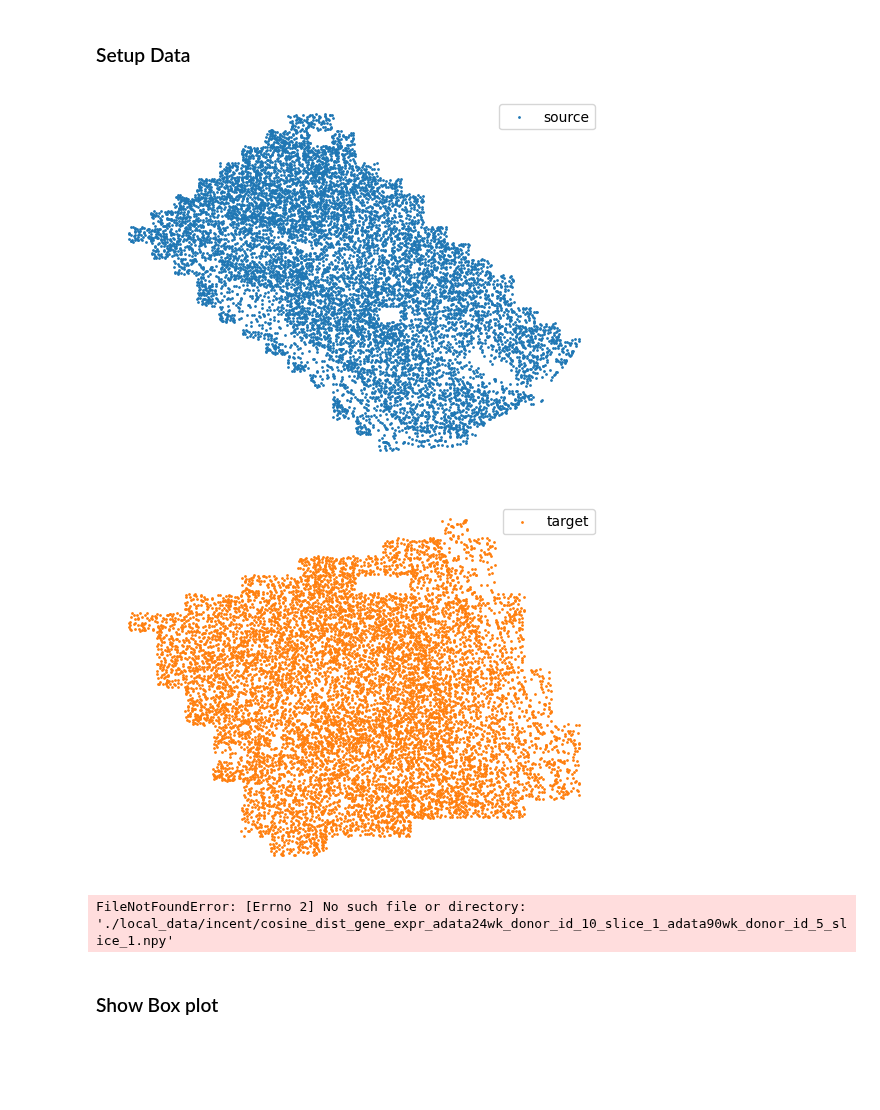
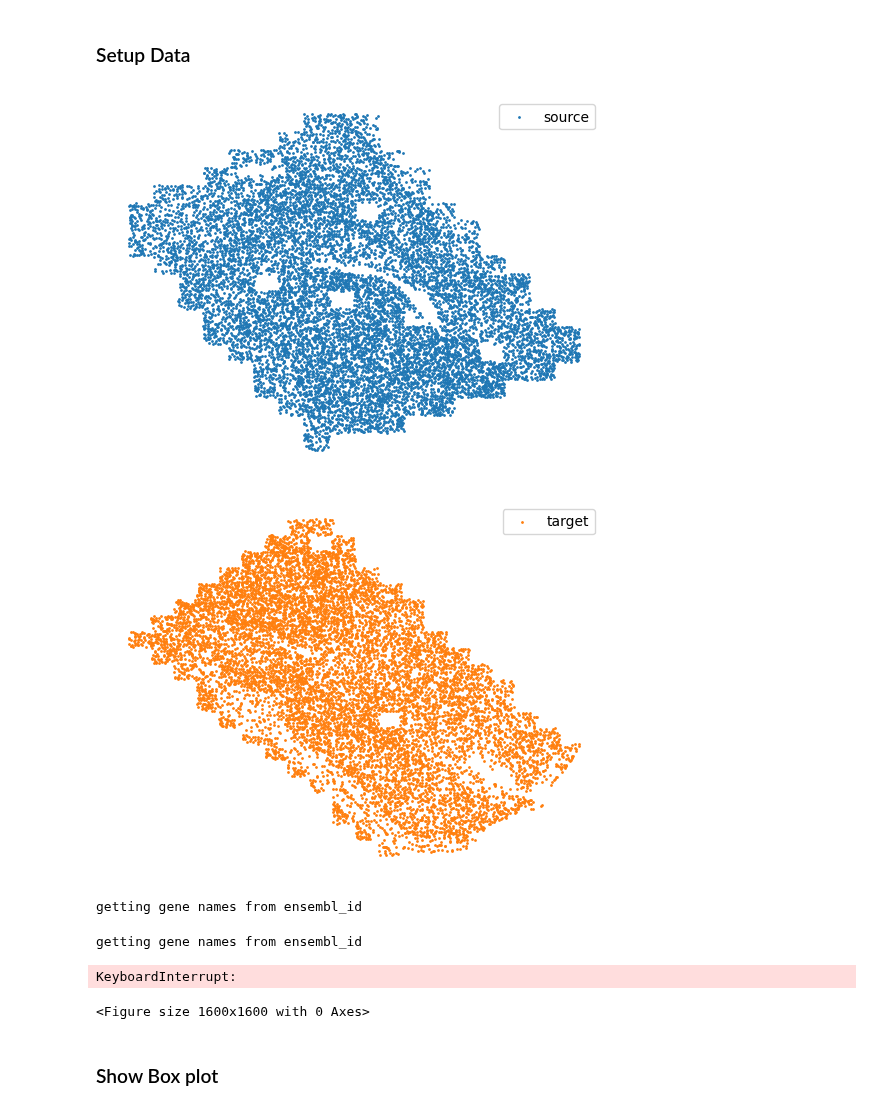
Before and after one commit to anupbhowmik/promt, a Jupyter notebook: downstream_analysis.ipynb, the cells around one changed output. Drawn from its saved outputs; the diff is of its cells as text; code cells hidden in the pictures; blank space fills up the shorter version.

```diff
--- a/downstream_analysis.ipynb
+++ b/downstream_analysis.ipynb
@@ -434,25 +435,29 @@ def save_top_correlated_genes(slice, sliceName, save_dir, highly_variable_genes=
 # %%
 data_dir = './data/Mouse_brain_MERFISH/'
 filePath = './local_data/incent'
 save_dir = "./local_data"
 
-data1="adata24wk_donor_id_10_slice_1"
-data2="adata90wk_donor_id_5_slice_1"
+data1="adata4wk_donor_id_4_slice_1"
+data2="adata24wk_donor_id_10_slice_1"
 
 
-age_start='24 weeks'
-age_end='90 weeks'
+age_start='4 weeks'
+age_end='24 weeks'
 
 sliceA_raw, sliceB_raw = load_data(data_dir, data1, data2)
 
 sliceA, sliceB = compute_age_progression_score(sliceA_raw, sliceB_raw, data1, data2, filePath)
 # %% [output]
-[figure, old version]
+[figure, new version]
-[figure, old version]
+[figure, new version]
-FileNotFoundError: [Errno 2] No such file or directory: './local_data/incent/cosine_dist_gene_expr_adata24wk_donor_id_10_slice_1_adata90wk_donor_id_5_slice_1.npy'
 # %%
 save_top_correlated_genes(sliceA_raw, data1, save_dir, highly_variable_genes=50)
 save_top_correlated_genes(sliceB_raw, data2, save_dir, highly_variable_genes=50)
+# %% [output]
+getting gene names from ensembl_id
+getting gene names from ensembl_id
+KeyboardInterrupt:
+<Figure size 1600x1600 with 0 Axes>
 # %% [markdown]
 ### Show Box plot
 # %%
```
Also changed, not shown: parts of 6 cells of this notebook, 2 other files.
